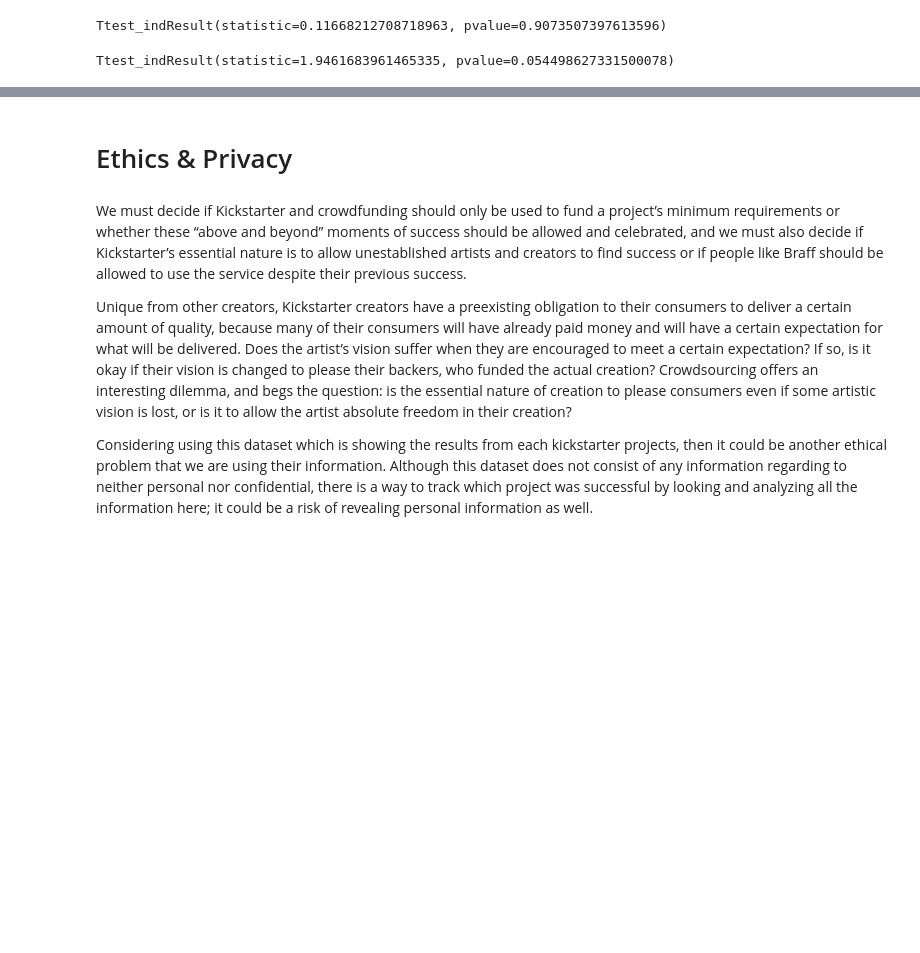
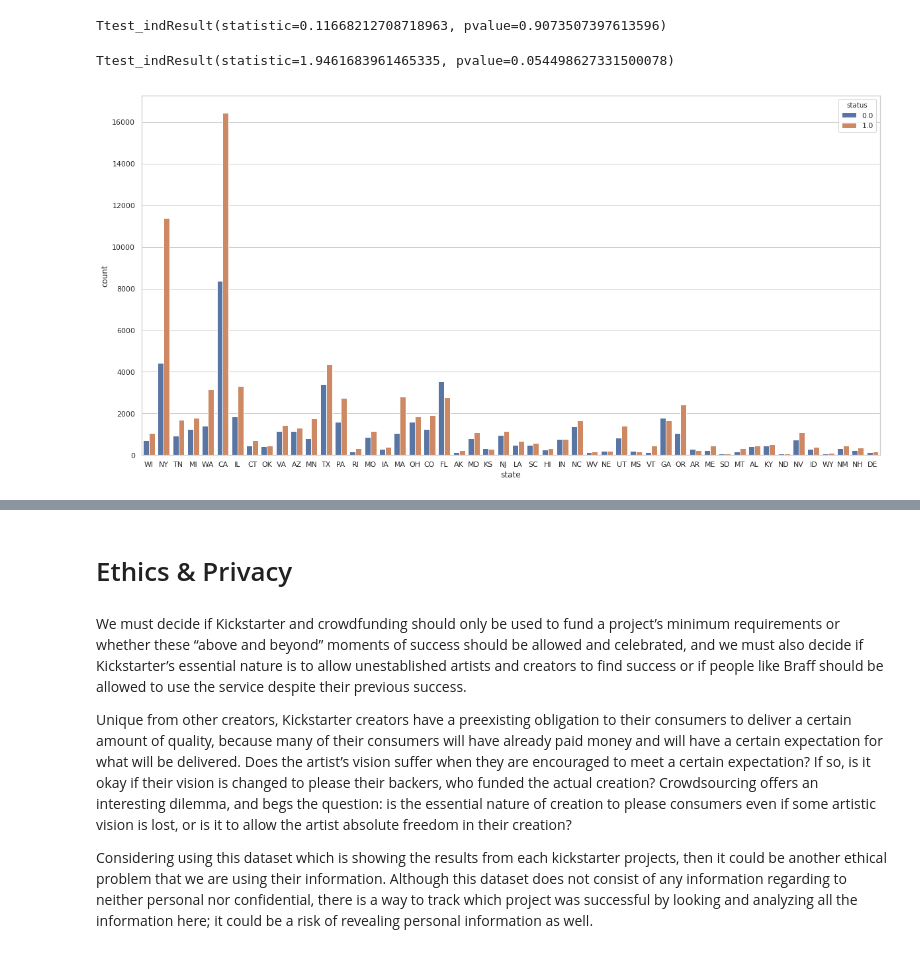
Before and after one commit to krandapus/Projects, a Jupyter notebook: FinalProject.ipynb, the cells around one changed output, grey strips where cells are left out. Drawn from its saved outputs; the diff is of its cells as text; code cells hidden in the pictures; blank space fills up the shorter version.

Commit message:
compared success/fail across states

```diff
--- a/FinalProject.ipynb
+++ b/FinalProject.ipynb
@@ -510,3 +510,8 @@ Ttest_indResult(statistic=0.11668212708718963, pvalue=0.9073507397613596)
 stats.ttest_ind(state_describe_succ['end_month']['mean'],state_describe_fail['end_month']['mean'])
 # %% [output]
 Ttest_indResult(statistic=1.9461683961465335, pvalue=0.054498627331500078)
+# %%
+plt.figure(figsize=(20,10))
+ax_state = sns.countplot(x='state',hue='status',data=df_kickstarters)
+# %% [output]
+[figure, added]
```
Also changed, not shown: parts of 1 cell of this notebook.
